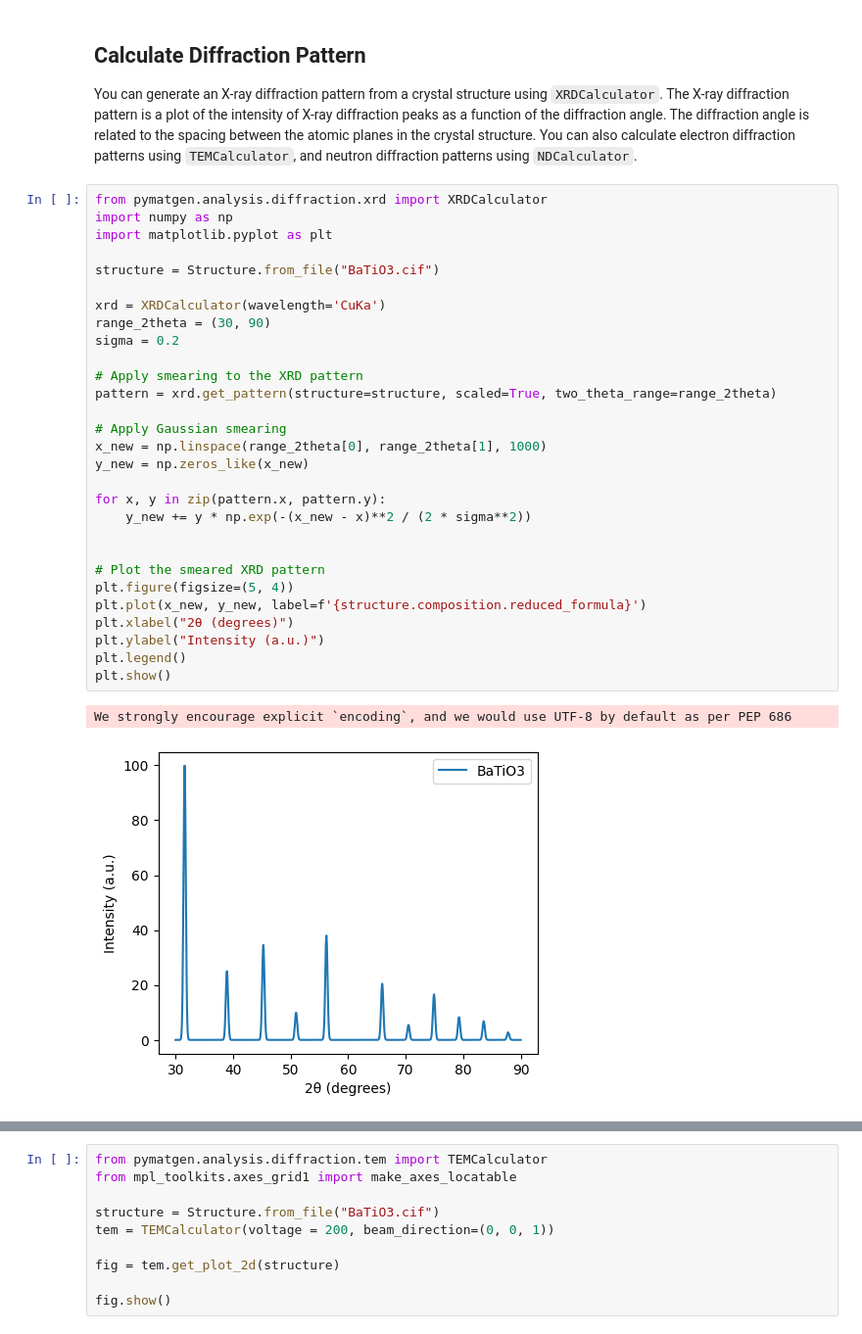
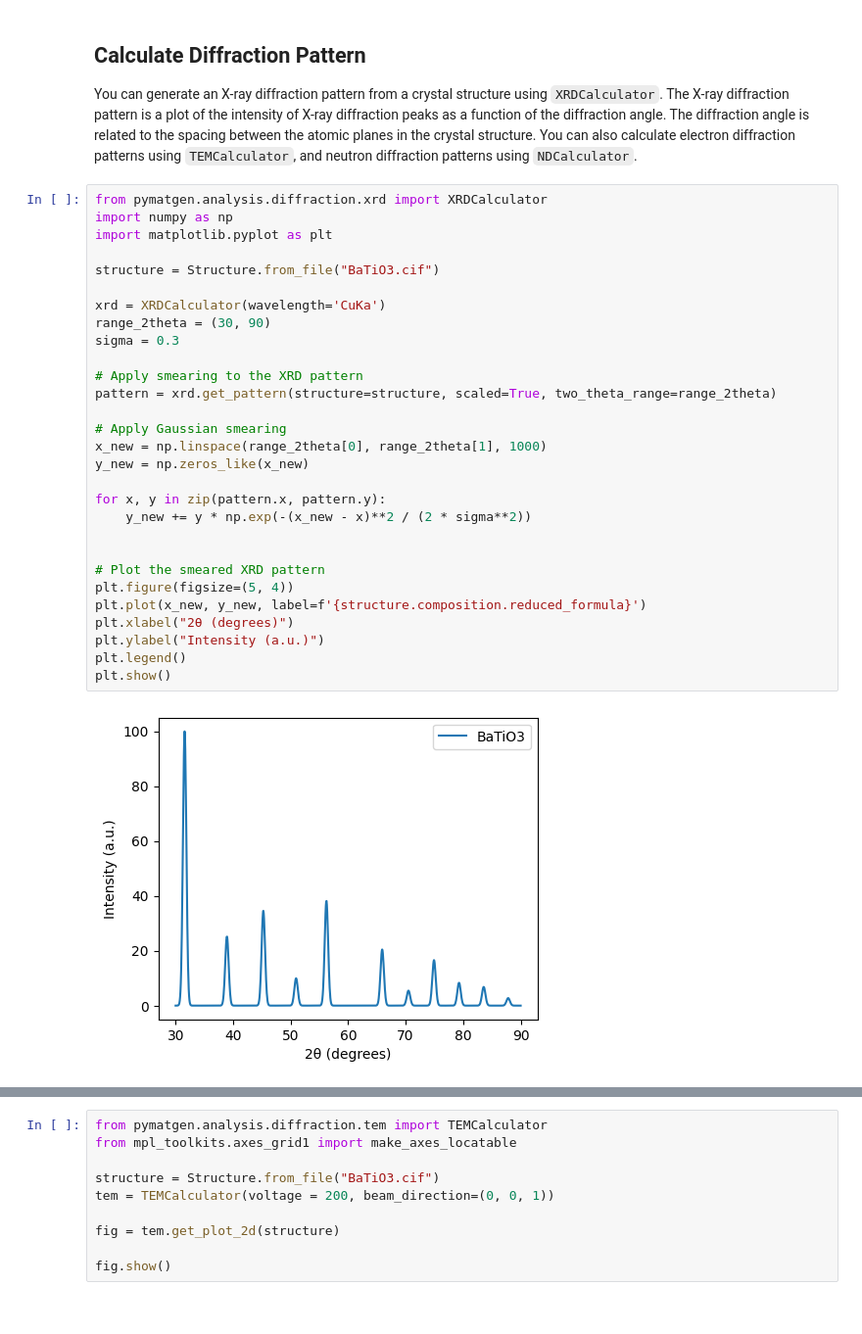
Before and after one commit to deng-group/MLE4217_5219_book, a Jupyter notebook: atomistic_structure_I/crystal_structure.ipynb, the cells around one changed output, grey strips where cells are left out. Shown at 98% size. Saved outputs shown, nothing was run; the diff lists cells and outputs as text.

```diff
--- a/atomistic_structure_I/crystal_structure.ipynb
+++ b/atomistic_structure_I/crystal_structure.ipynb
@@ -299,32 +341,31 @@ You can generate an X-ray diffraction pattern from a crystal structure using `XR
 # %%
 from pymatgen.analysis.diffraction.xrd import XRDCalculator
 import numpy as np
 import matplotlib.pyplot as plt
 
 structure = Structure.from_file("BaTiO3.cif")
 
 xrd = XRDCalculator(wavelength='CuKa')
 range_2theta = (30, 90)
-sigma = 0.2
+sigma = 0.3
 
 # Apply smearing to the XRD pattern
 pattern = xrd.get_pattern(structure=structure, scaled=True, two_theta_range=range_2theta)
 
 # Apply Gaussian smearing
 x_new = np.linspace(range_2theta[0], range_2theta[1], 1000)
 y_new = np.zeros_like(x_new)
 
 for x, y in zip(pattern.x, pattern.y):
     y_new += y * np.exp(-(x_new - x)**2 / (2 * sigma**2))
 
 
 # Plot the smeared XRD pattern
 plt.figure(figsize=(5, 4))
 plt.plot(x_new, y_new, label=f'{structure.composition.reduced_formula}')
 plt.xlabel("2θ (degrees)")
 plt.ylabel("Intensity (a.u.)")
 plt.legend()
 plt.show()
 # %% [output]
-We strongly encourage explicit `encoding`, and we would use UTF-8 by default as per PEP 686
-[figure, old version]
+[figure, new version]
```
Also changed, not shown: parts of 20 cells of this notebook, 2 other files.
